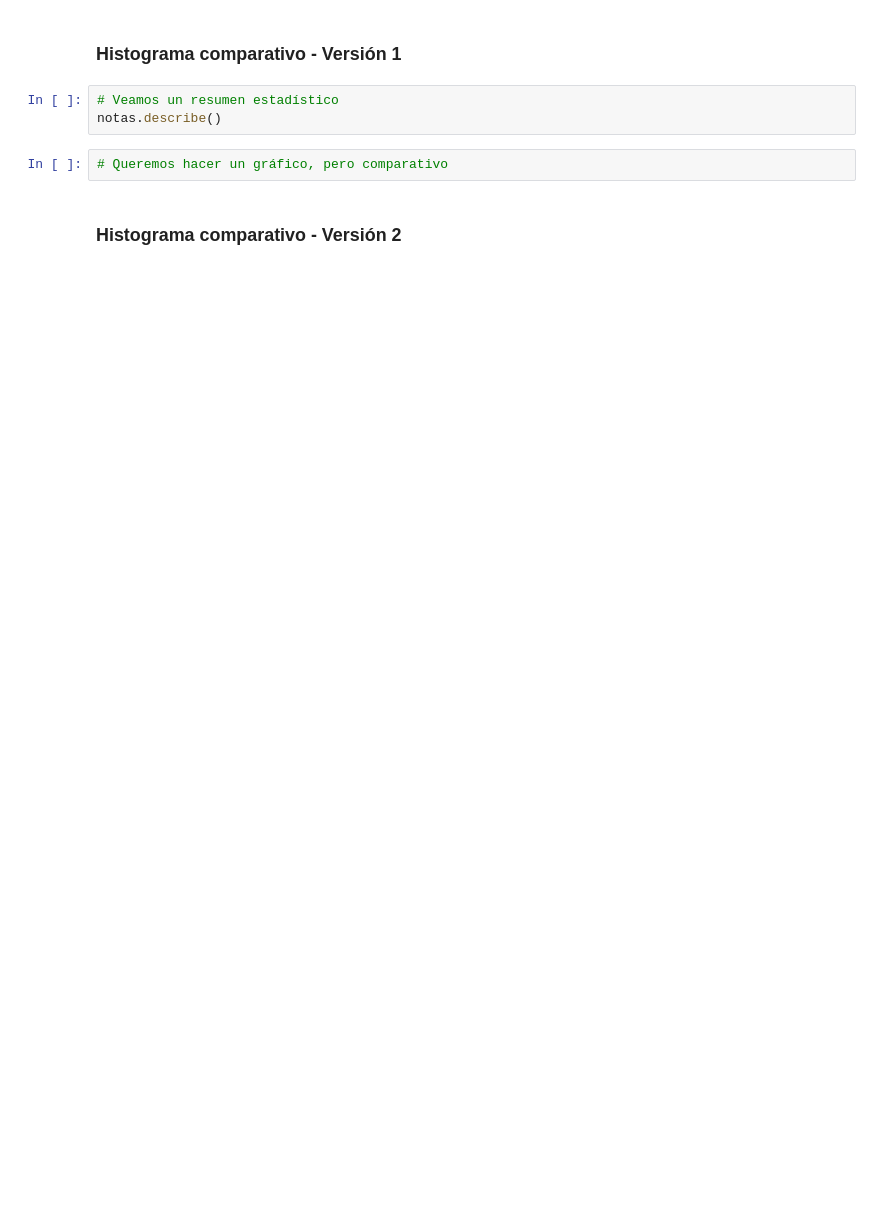
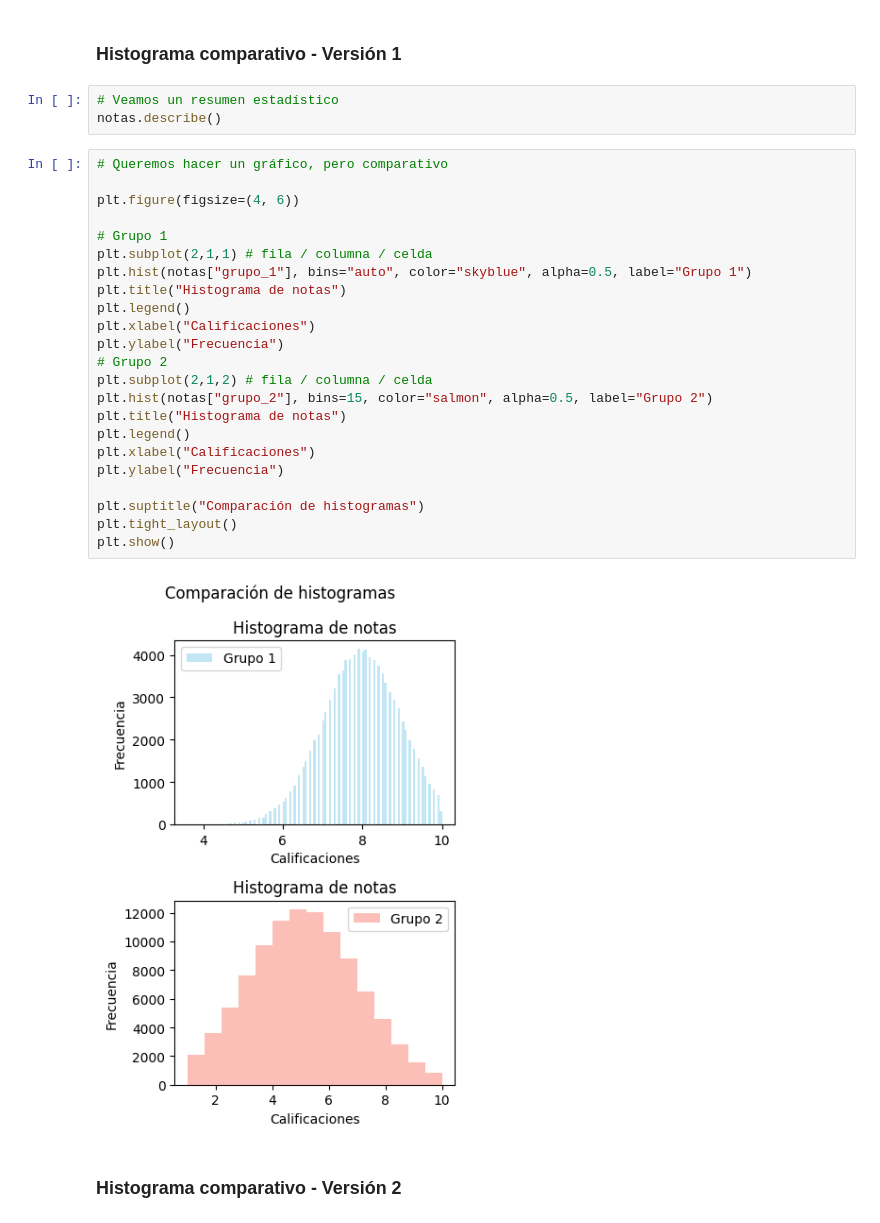
Before and after one commit to v0ltax/TT-2C2025-Data-Analitycs-Notebooks, a Jupyter notebook: _19_Clase_10/Clase 10.ipynb, the cells around one changed output. Drawn from its saved outputs; the diff is of its cells as text; blank space fills up the shorter version.

```diff
--- a/_19_Clase_10/Clase 10.ipynb
+++ b/_19_Clase_10/Clase 10.ipynb
@@ -76,8 +102,31 @@ notas.describe()
 # %%
 # Veamos un resumen estadístico
 notas.describe()
-# %%
-# Queremos hacer un gráfico, pero comparativo
+# %%
+# Queremos hacer un gráfico, pero comparativo
+
+plt.figure(figsize=(4, 6))
+
+# Grupo 1
+plt.subplot(2,1,1) # fila / columna / celda
+plt.hist(notas["grupo_1"], bins="auto", color="skyblue", alpha=0.5, label="Grupo 1")
+plt.title("Histograma de notas")
+plt.legend()
+plt.xlabel("Calificaciones")
+plt.ylabel("Frecuencia")
+# Grupo 2
+plt.subplot(2,1,2) # fila / columna / celda
+plt.hist(notas["grupo_2"], bins=15, color="salmon", alpha=0.5, label="Grupo 2")
+plt.title("Histograma de notas")
+plt.legend()
+plt.xlabel("Calificaciones")
+plt.ylabel("Frecuencia")
+
+plt.suptitle("Comparación de histogramas")
+plt.tight_layout()
+plt.show()
+# %% [output]
+[figure, added]
 # %% [markdown]
 ### Histograma comparativo - Versión 2
 # %%
```
Also changed, not shown: parts of 13 cells of this notebook.
